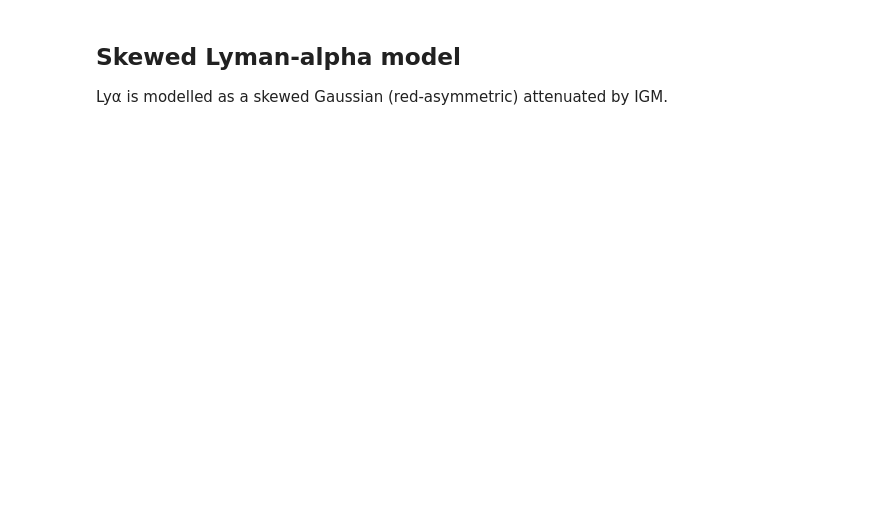
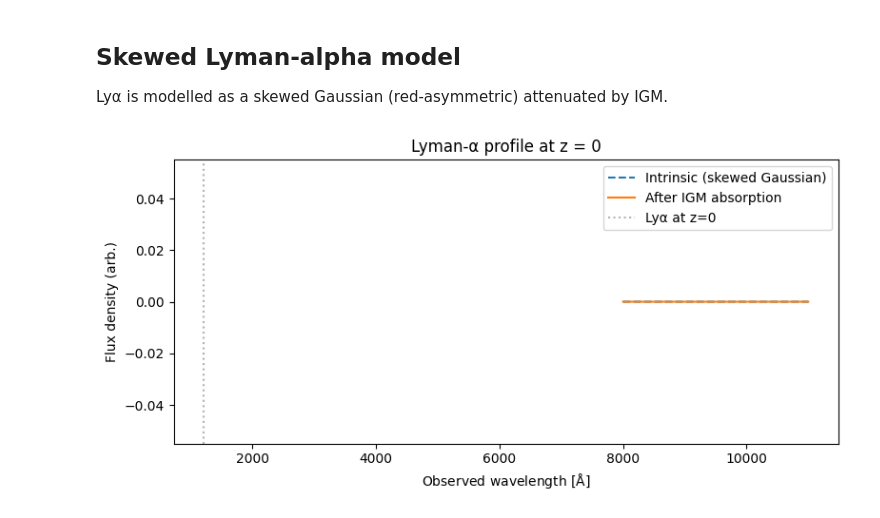
Before and after one commit to raunaq-rai/jwspecfit, a Jupyter notebook: docs/notebooks/03_stacked_spectrum.ipynb, the cells around one changed output. Saved outputs shown, nothing was run; the diff lists cells and outputs as text; code cells hidden in the pictures; blank space fills up the shorter version.

```diff
--- a/docs/notebooks/03_stacked_spectrum.ipynb
+++ b/docs/notebooks/03_stacked_spectrum.ipynb
@@ -46,9 +49,0 @@ Since this is a rest-frame stack at z=0, we fit UV lines directly.
-# %%
-# Choose UV lines visible in the rest-frame range
-uv_lines = ["Lya", "CIV_doublet", "HEII_1640", "OIII_1663", "CIII]"]
-
-result = jwspecfit.fit_lines(stack, z=0.0, R=150.0, lines=uv_lines)
-
-print(f"Fit success: {result.success}")
-for name, lr in result.lines.items():
-    print(f"  {name:<18s} flux={lr.flux:.3e}  SNR={lr.snr:.1f}")
@@ -54,0 +55,17 @@ for name, lr in result.lines.items():
+# %%
+optical_lines = ["OIII_5007", "Ha", "NII_6549", "NII_6585"]
+
+result_opt = jwspecfit.fit_with_broad(
+    stack, z=0.0, R=150.0,
+    lines=optical_lines,
+    mode="auto",
+    n_boot=200,
+)
+
+print(f"Selected model: {result_opt.selected_model}")
+print(f"BIC — narrow: {result_opt.bic_narrow:.1f}, broad1: {result_opt.bic_broad1:.1f}, "
+      f"broad2: {result_opt.bic_broad2:.1f}, both: {result_opt.bic_both:.1f}")
+print(f"\nχ²/dof = {result_opt.best_fit.chi2:.2f}")
+print()
+for name, lr in result_opt.best_fit.lines.items():
+    print(f"  {name:<18s} flux={lr.flux:.3e} ± {lr.flux_err:.3e}  SNR={lr.snr:.1f}")
@@ -98,24 +128,26 @@ Lyα is modelled as a skewed Gaussian (red-asymmetric) attenuated by IGM.
 # %%
 from jwspecfit.lyman_alpha import lya_model, skewed_gaussian_binned
 
-z = 7.0
+z = 0
 mu = 1215.67 * (1 + z)  # Observed Lyα
 sigma = 30.0  # Å
 skew = 5.0    # Positive = red tail
 
 left = np.arange(8000, 11000, 2.0)
 right = left + 2.0
 centres = 0.5 * (left + right)
 
 intrinsic = skewed_gaussian_binned(left, right, 1.0, mu, sigma, skew)
 attenuated = lya_model(left, right, z, 1.0, mu, sigma, skew)
 
 fig, ax = plt.subplots(figsize=(8, 4))
 ax.plot(centres, intrinsic, label="Intrinsic (skewed Gaussian)", ls="--")
 ax.plot(centres, attenuated, label="After IGM absorption")
 ax.axvline(mu, color="0.7", ls=":", label=f"Lyα at z={z}")
 ax.set_xlabel(r"Observed wavelength [$\mathrm{\AA}$]")
 ax.set_ylabel("Flux density (arb.)")
 ax.set_title(f"Lyman-α profile at z = {z}")
 ax.legend()
 plt.tight_layout()
+# %% [output]
+[figure, added]
```
Also changed, not shown: parts of 9 cells of this notebook.
